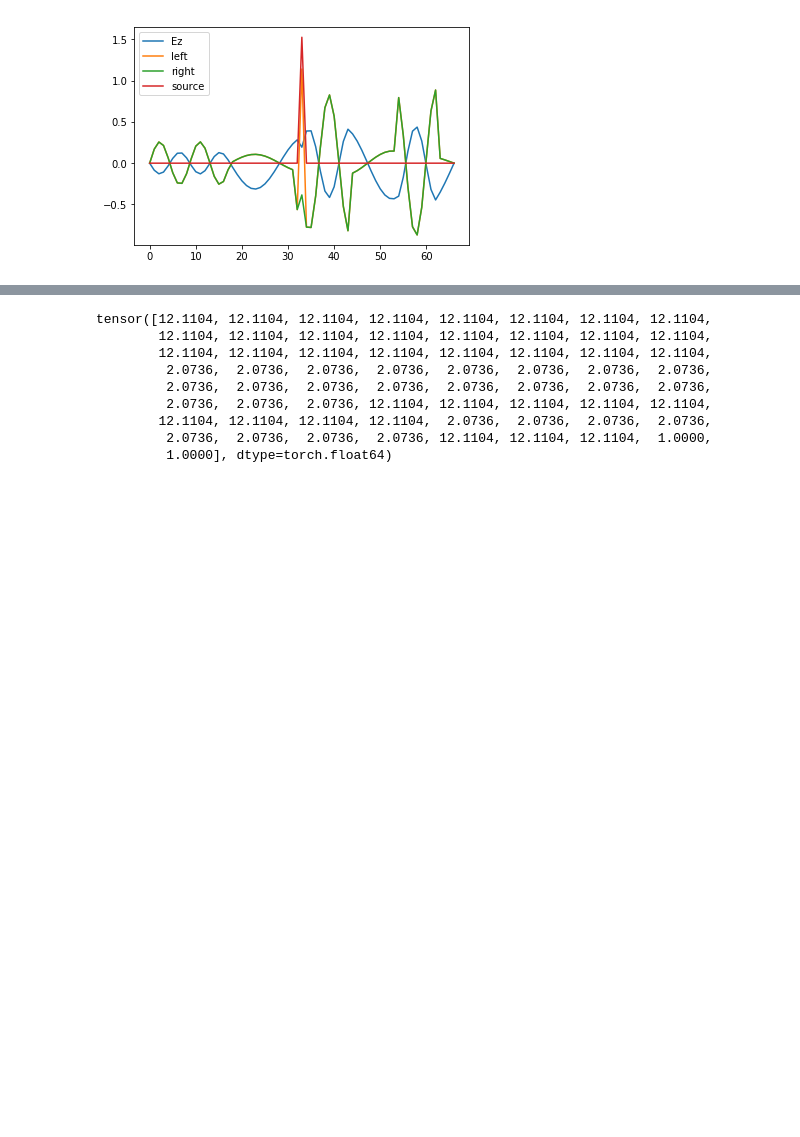
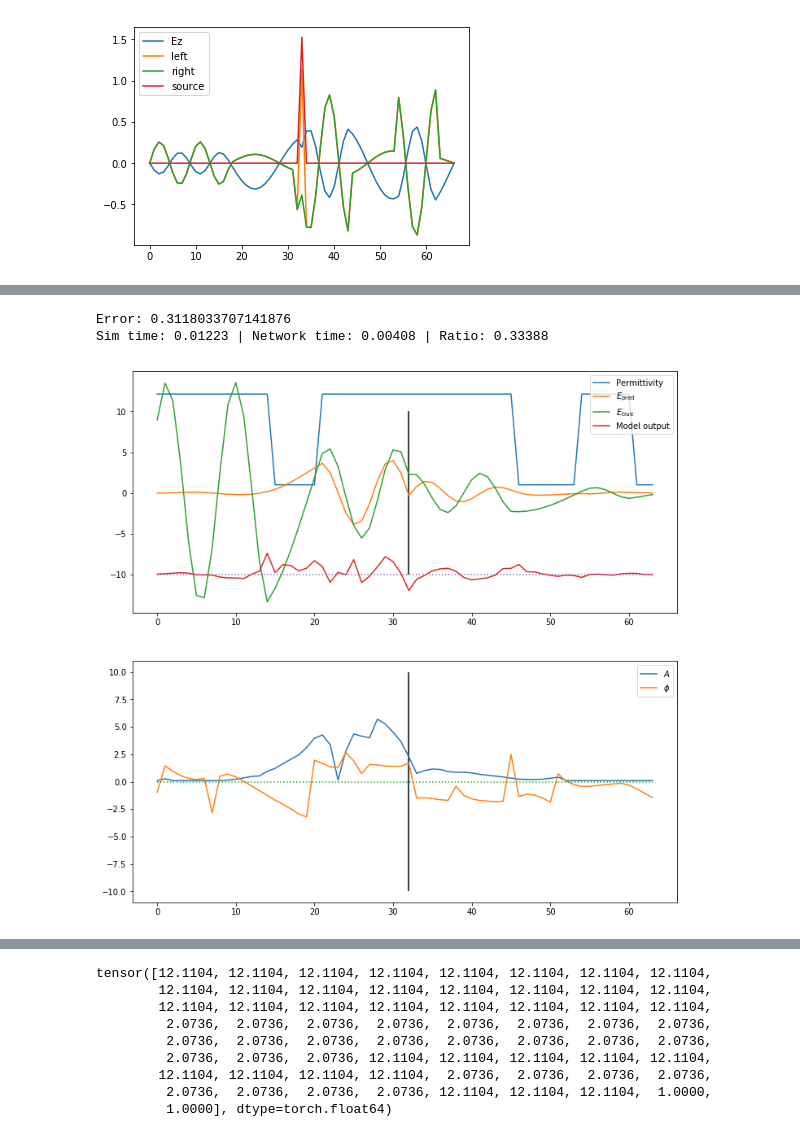
Before and after one commit to bencbartlett/neural-maxwell, a Jupyter notebook: CS229_Final_Project.ipynb, the cells around one changed output, grey strips where cells are left out. Saved outputs shown, nothing was run; the diff lists cells and outputs as text; code cells hidden in the pictures; blank space fills up the shorter version.

Commit message:
trained model with lReLU and tanh activations for A, phi

```diff
--- a/CS229_Final_Project.ipynb
+++ b/CS229_Final_Project.ipynb
@@ -126,10 +126,7 @@ class Perm1dDataset(Dataset):
         self.infinite_mode = infinite_mode
 
     def __len__(self):
-        if self.infinite_mode:
-            return int(1e8)
-        else:
-            return int(self.N)
+        return int(self.N)
 
     def __getitem__(self, i):
         if i >= len(self.epsilon_samples) or self.infinite_mode:
@@ -369,10 +369,10 @@ def perm_generator_vacuum():
     return np.ones(65)
 # %%
 # Hyperparameters
-num_epochs = 20
-learning_rate = 0.0001
-# batch_size = 512
-batch_size = 64
+num_epochs = 300
+learning_rate = 0.00001
+batch_size = 512
+# batch_size = 64
 
 
 # Device configuration
@@ -380,18 +380,18 @@ device = torch.device('cuda:0')
 # device = torch.device('cpu')
 
 # Create a model
-# model = MaxwellDense(supervised=False, regularize_A_phi=False).to(device)
-model = MaxwellConv(supervised=False).to(device)
+model = MaxwellDense(supervised=False, regularize_A_phi=False).to(device)
+# model = MaxwellConv(supervised=False).to(device)
 
 # writer = SummaryWriter()
 
 # Create data loaders
 # train_data = Perm1dDataset(perm_generator_vacuum, N=1, infinite_mode=False)
-train_data = Perm1dDataset(lambda: perm_alternating_layers(s=64), N=1e6, infinite_mode=False)
+train_data = Perm1dDataset(perm_random_number_alternating_layers, N=1e6, infinite_mode=False)
 train_loader = DataLoader(dataset=train_data, batch_size=batch_size, shuffle=True)
 
 # test_data = Perm1dDataset_test("datasets/test_1d_unsupervised.hdf5", "alternating_layers")
-test_data = Perm1dDataset(lambda: perm_alternating_layers(s=64), N=1e3, infinite_mode=False)
+test_data = Perm1dDataset(perm_random_number_alternating_layers, N=1e3, infinite_mode=False)
 test_loader = DataLoader(dataset=test_data, batch_size=1, shuffle=False)
 
 # Loss and optimizer
@@ -407,7 +407,7 @@ params = []
 
 for epoch in epoch_iterator:
 
-    SHOW_ITERATION_PROGRESS = True
+    SHOW_ITERATION_PROGRESS = False
     if SHOW_ITERATION_PROGRESS:
         train_loader = pbar(train_loader)
 
@@ -429,6 +429,6 @@ for epoch in epoch_iterator:
     epoch_iterator.set_description("ℒ = {:.1e}".format(loss.item()), refresh=False)
 
 # Save the model checkpoint
-torch.save(model.state_dict(), 'model1d.ckpt')
+torch.save(model.state_dict(), 'model1d_nov30_2.ckpt')
 # %% [output]
 [interactive output not drawn]
@@ -471,2 +454,2 @@ Mean loss: 0.00700914254412055
 # %%
-# model.load_state_dict(torch.load("model1d_nov28.ckpt"))
+model.load_state_dict(torch.load("model1d_nov30_3.ckpt"))
@@ -517,0 +494,12 @@ plt.show()
+# %%
+model.eval()
+
+# perms = perm_generator_vacuum()
+perms = perm_alternating_layers(s=64)
+# perms = perm_random_number_alternating_layers()
+# perms = train_data[7][0].detach().numpy()
+plot_model_outputs(perms)
+# %% [output]
+Error: 0.3118033707141876
+Sim time: 0.01223 | Network time: 0.00408 | Ratio: 0.33388
+[figure, added]
```
Also changed, not shown: parts of 10 cells of this notebook, 7 other files.
